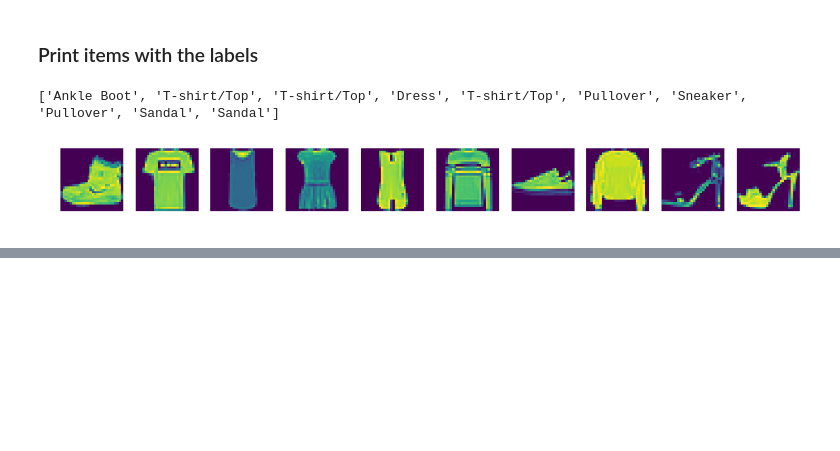
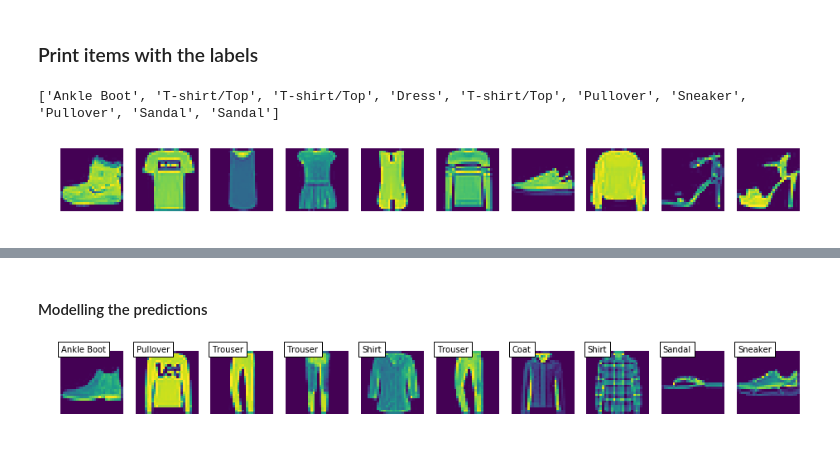
Before and after one commit to ace-racer/KE5206NN, a Jupyter notebook: classification/Fashion MNIST classification using Neural Networks.ipynb, the cells around one changed output, grey strips where cells are left out. Saved outputs shown, nothing was run; the diff lists cells and outputs as text; code cells hidden in the pictures; blank space fills up the shorter version.

```diff
--- a/classification/Fashion MNIST classification using Neural Networks.ipynb
+++ b/classification/Fashion MNIST classification using Neural Networks.ipynb
@@ -93,0 +150,14 @@ for i in range(slice):
+# %%
+# -- Initializing the values for the convolution neural network
+nb_epoch = 20  # kept very low! Please increase if you have GPU instead of CPU
+
+batch_size = 64
+# number of convolutional filters to use
+nb_filters = 32
+# size of pooling area for max pooling
+nb_pool = 2
+# convolution kernel size
+nb_conv = 3
+
+# Vanilla SGD
+sgd = SGD(lr=0.1, decay=1e-6, momentum=0.9, nesterov=True)
@@ -93,0 +257,15 @@ for i in range(slice):
+# %% [markdown]
+#### Modelling the predictions
+# %%
+slice = 10
+predicted = model.predict(X_test[:slice]).argmax(-1)
+
+plt.figure(figsize=(16,8))
+for i in range(slice):
+    plt.subplot(1, slice, i+1)
+    plt.imshow(X_test_orig[i], interpolation='nearest')
+    plt.text(0, 0, item_label_mapping[predicted[i]], color='black',
+             bbox=dict(facecolor='white', alpha=1))
+    plt.axis('off')
+# %% [output]
+[figure, added]
```
Also changed, not shown: parts of 18 cells of this notebook.
